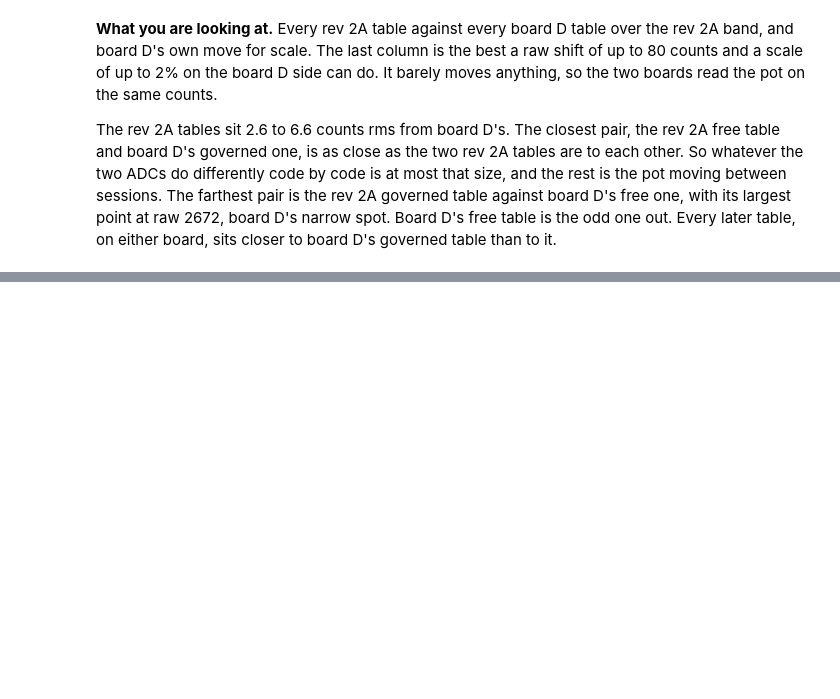
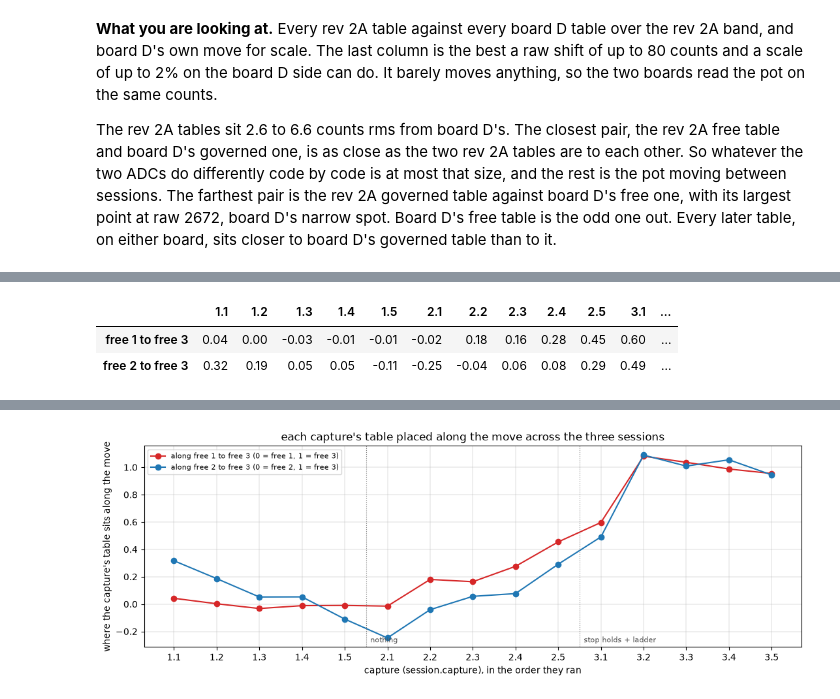
Before and after one commit to OpenServoCore/open-servo-core, a Jupyter notebook: notebooks/12-pot-table-free-vs-governed.ipynb, the cells around one changed output, grey strips where cells are left out. Saved outputs shown, nothing was run; the diff lists cells and outputs as text; code cells hidden in the pictures; blank space fills up the shorter version.

```diff
--- a/notebooks/12-pot-table-free-vs-governed.ipynb
+++ b/notebooks/12-pot-table-free-vs-governed.ipynb
@@ -617,0 +811,43 @@ This data cannot pick between them.
+# %%
+FTC = {k: table(rs, ALL50, band=CB) for k, rs in FR.items()}
+moves = {"free 1 to free 3": apart(FTC["free 3"], FTC["free 1"], XC),
+         "free 2 to free 3": apart(FTC["free 3"], FTC["free 2"], XC)}
+base = {"free 1 to free 3": FTC["free 1"], "free 2 to free 3": FTC["free 2"]}
+proj = {m: [float(np.dot(apart(t, base[m], XC), v) / np.dot(v, v)) for _, _, t in PC] for m, v in moves.items()}
+display(pd.DataFrame(proj, index=NAMES).T.round(2))
+
+rows = []
+for k, rs in FR.items():
+    cs = sorted({r["cap"] for r in rs})
+    Y = np.array([t.counts(XC) for kk, _, t in PC if kk == k])
+    Y = np.array([y - np.polyval(np.polyfit(XC, y, 1), XC) for y in Y - Y.mean(0)])
+
+    def trend(order):
+        t = np.asarray(order, float) - np.mean(order)
+        return np.sqrt(np.mean((t @ Y / (t @ t)) ** 2))
+
+    slot = [slow_meta(FREE[k], c)["capture"]["order"].index("grid") for c in cs]
+    perms = [trend(p) for p in itertools.permutations(range(len(cs)))]
+    rows.append({"session": k, "change per capture in run order [counts rms]": trend(range(len(cs))),
+                 "orders with a trend as large, of 120": sum(p >= trend(range(len(cs))) - 1e-12 for p in perms),
+                 "grid slot in the recording": ", ".join(map(str, slot)),
+                 "orders as large, ordered by grid slot": sum(p >= trend(slot) - 1e-12 for p in perms)})
+display(pd.DataFrame(rows).set_index("session").round(3))
+
+fig, ax = plt.subplots(figsize=(13, 4))
+for m, c in zip(proj, ("tab:red", "tab:blue")):
+    ax.plot(range(len(PC)), proj[m], "o-", color=c, label=f"along {m} (0 = {m.split(' to ')[0]}, 1 = free 3)")
+for b, what in ((4.5, "nothing"), (9.5, "stop holds + ladder")):
+    ax.axvline(b, color="0.5", lw=0.8, ls=":")
+    ax.text(b + 0.1, -0.28, what, fontsize=8, color="0.3")
+ax.set_xticks(range(len(PC)), NAMES)
+ax.set_xlabel("capture (session.capture), in the order they ran")
+ax.set_ylabel("where the capture's table sits along the move")
+ax.set_title("each capture's table placed along the move across the three sessions")
+ax.legend(fontsize=8)
+ax.grid(True, lw=0.3)
+plt.show()
+# %% [output]
+|  | 1.1 | 1.2 | 1.3 | 1.4 | 1.5 | 2.1 | 2.2 | 2.3 | 2.4 | 2.5 | 3.1 | ... |
+| free 1 to free 3 | 0.04 | 0.00 | -0.03 | -0.01 | -0.01 | -0.02 | 0.18 | 0.16 | 0.28 | 0.45 | 0.60 | ... |
+| free 2 to free 3 | 0.32 | 0.19 | 0.05 | 0.05 | -0.11 | -0.25 | -0.04 | 0.06 | 0.08 | 0.29 | 0.49 | ... |
@@ -617,0 +859 @@ This data cannot pick between them.
+[figure, added]
```
Also changed, not shown: parts of 24 cells of this notebook.
